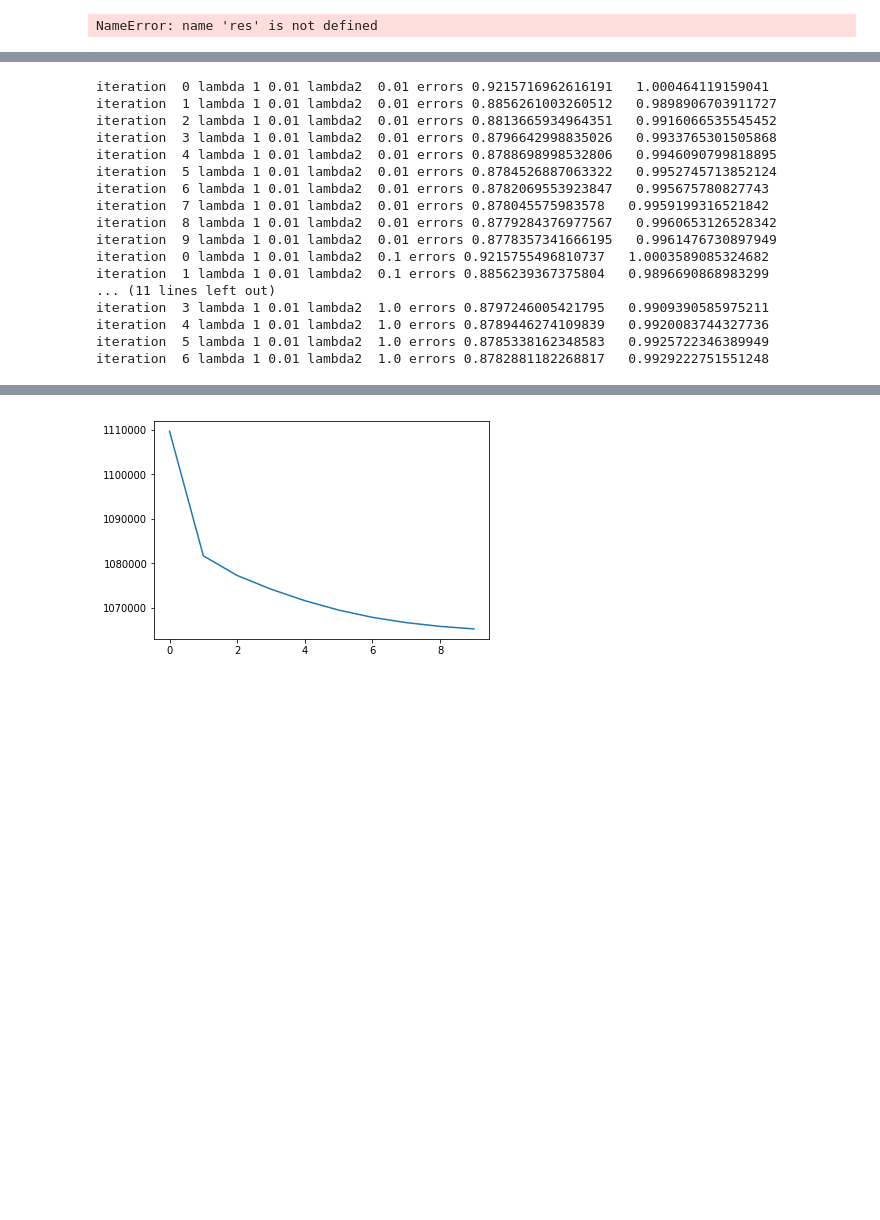
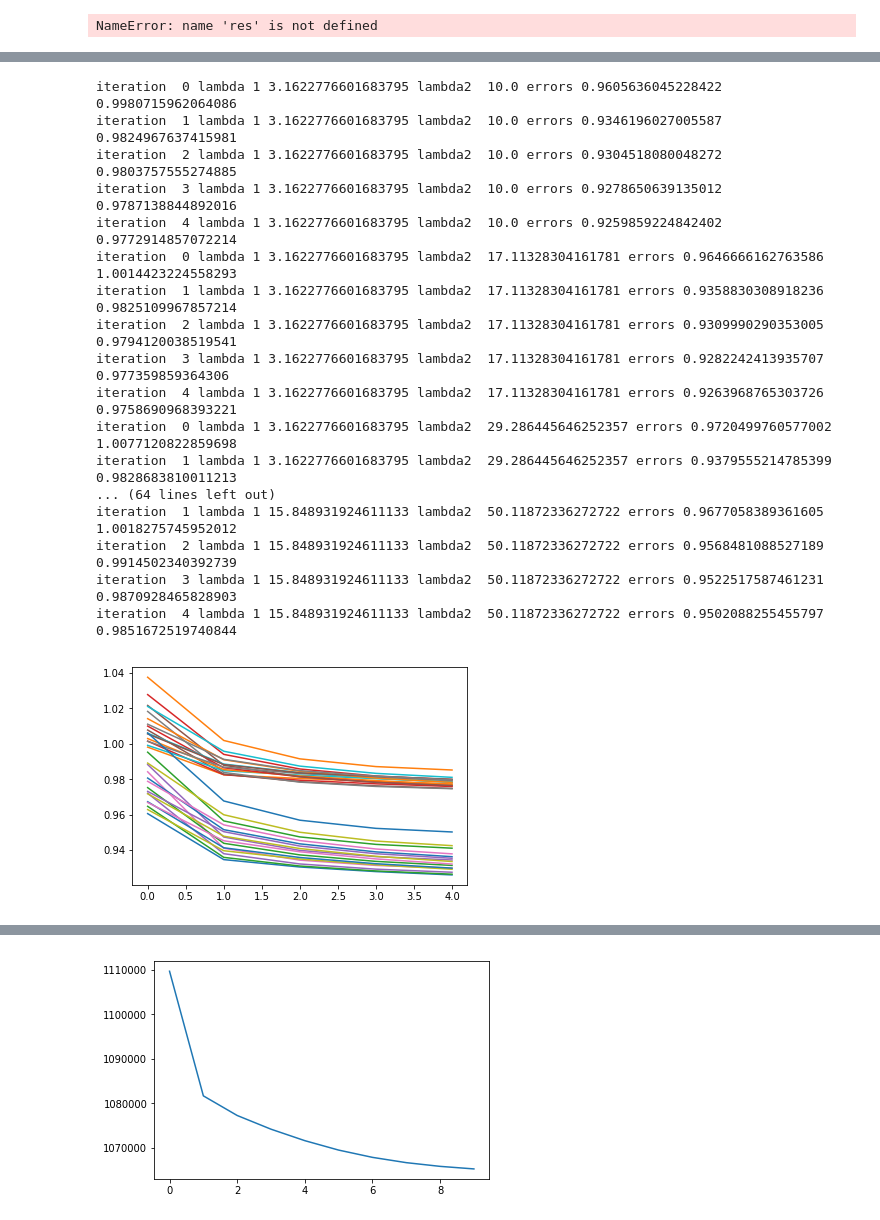
Before and after one commit to brunowicht/ML-Projects-2018, a Jupyter notebook: project2/ALS.ipynb, the cells around one changed output, grey strips where cells are left out. Cells and saved outputs as stored; diff of their text form; code cells hidden in the pictures; blank space fills up the shorter version.

```diff
--- a/project2/ALS.ipynb
+++ b/project2/ALS.ipynb
@@ -225,23 +249,24 @@ array([1, 2])
 # %%
-for lambda_1 in np.logspace(-2,1,4):
-    for lambda_2 in np.logspace(-2,1,4):
+for lambda_1 in np.logspace(0.5,1.2,4):
+    for lambda_2 in np.logspace(1.,1.7,4):
 
-        piping(train_matrix,test_matrix,5,train_label_positions,test_label_positions,dataset_to_predict,lambda_1,lambda_2,10,"test.csv")
+        piping(train_matrix,test_matrix,3,train_label_positions,test_label_positions,dataset_to_predict,lambda_1,lambda_2,5,"test.csv")
 # %% [output]
-iteration  0 lambda 1 0.01 lambda2  0.01 errors 0.9215716962616191   1.000464119159041
-iteration  1 lambda 1 0.01 lambda2  0.01 errors 0.8856261003260512   0.9898906703911727
-iteration  2 lambda 1 0.01 lambda2  0.01 errors 0.8813665934964351   0.9916066535545452
-iteration  3 lambda 1 0.01 lambda2  0.01 errors 0.8796642998835026   0.9933765301505868
-iteration  4 lambda 1 0.01 lambda2  0.01 errors 0.8788698998532806   0.9946090799818895
-iteration  5 lambda 1 0.01 lambda2  0.01 errors 0.8784526887063322   0.9952745713852124
-iteration  6 lambda 1 0.01 lambda2  0.01 errors 0.8782069553923847   0.995675780827743
-iteration  7 lambda 1 0.01 lambda2  0.01 errors 0.878045575983578   0.9959199316521842
-iteration  8 lambda 1 0.01 lambda2  0.01 errors 0.8779284376977567   0.9960653126528342
-iteration  9 lambda 1 0.01 lambda2  0.01 errors 0.8778357341666195   0.9961476730897949
-iteration  0 lambda 1 0.01 lambda2  0.1 errors 0.9215755496810737   1.0003589085324682
-iteration  1 lambda 1 0.01 lambda2  0.1 errors 0.8856239367375804   0.9896690868983299
-... (11 lines left out)
-iteration  3 lambda 1 0.01 lambda2  1.0 errors 0.8797246005421795   0.9909390585975211
-iteration  4 lambda 1 0.01 lambda2  1.0 errors 0.8789446274109839   0.9920083744327736
-iteration  5 lambda 1 0.01 lambda2  1.0 errors 0.8785338162348583   0.9925722346389949
-iteration  6 lambda 1 0.01 lambda2  1.0 errors 0.8782881182268817   0.9929222751551248
+iteration  0 lambda 1 3.1622776601683795 lambda2  10.0 errors 0.9605636045228422   0.9980715962064086
+iteration  1 lambda 1 3.1622776601683795 lambda2  10.0 errors 0.9346196027005587   0.9824967637415981
+iteration  2 lambda 1 3.1622776601683795 lambda2  10.0 errors 0.9304518080048272   0.9803757555274885
+iteration  3 lambda 1 3.1622776601683795 lambda2  10.0 errors 0.9278650639135012   0.9787138844892016
+iteration  4 lambda 1 3.1622776601683795 lambda2  10.0 errors 0.9259859224842402   0.9772914857072214
+iteration  0 lambda 1 3.1622776601683795 lambda2  17.11328304161781 errors 0.9646666162763586   1.0014423224558293
+iteration  1 lambda 1 3.1622776601683795 lambda2  17.11328304161781 errors 0.9358830308918236   0.9825109967857214
+iteration  2 lambda 1 3.1622776601683795 lambda2  17.11328304161781 errors 0.9309990290353005   0.9794120038519541
+iteration  3 lambda 1 3.1622776601683795 lambda2  17.11328304161781 errors 0.9282242413935707   0.977359859364306
+iteration  4 lambda 1 3.1622776601683795 lambda2  17.11328304161781 errors 0.9263968765303726   0.9758690968393221
+iteration  0 lambda 1 3.1622776601683795 lambda2  29.286445646252357 errors 0.9720499760577002   1.0077120822859698
+iteration  1 lambda 1 3.1622776601683795 lambda2  29.286445646252357 errors 0.9379555214785399   0.9828683810011213
+... (64 lines left out)
+iteration  1 lambda 1 15.848931924611133 lambda2  50.11872336272722 errors 0.9677058389361605   1.0018275745952012
+iteration  2 lambda 1 15.848931924611133 lambda2  50.11872336272722 errors 0.9568481088527189   0.9914502340392739
+iteration  3 lambda 1 15.848931924611133 lambda2  50.11872336272722 errors 0.9522517587461231   0.9870928465828903
+iteration  4 lambda 1 15.848931924611133 lambda2  50.11872336272722 errors 0.9502088255455797   0.9851672519740844
+[figure, added]
```
Also changed, not shown: parts of 10 cells of this notebook.
